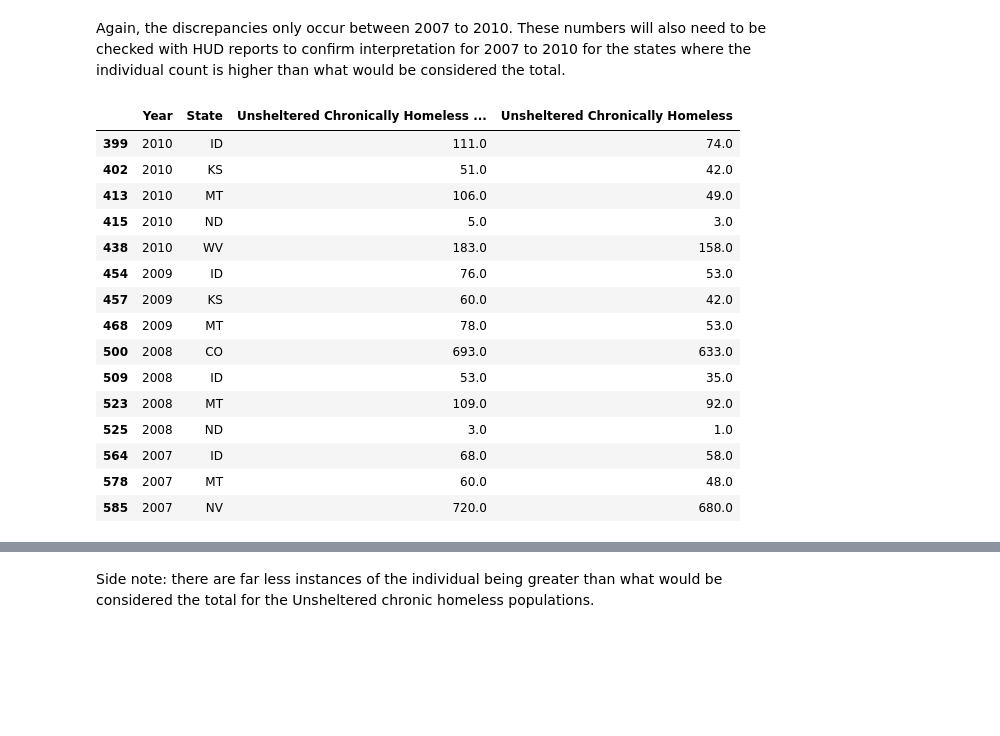
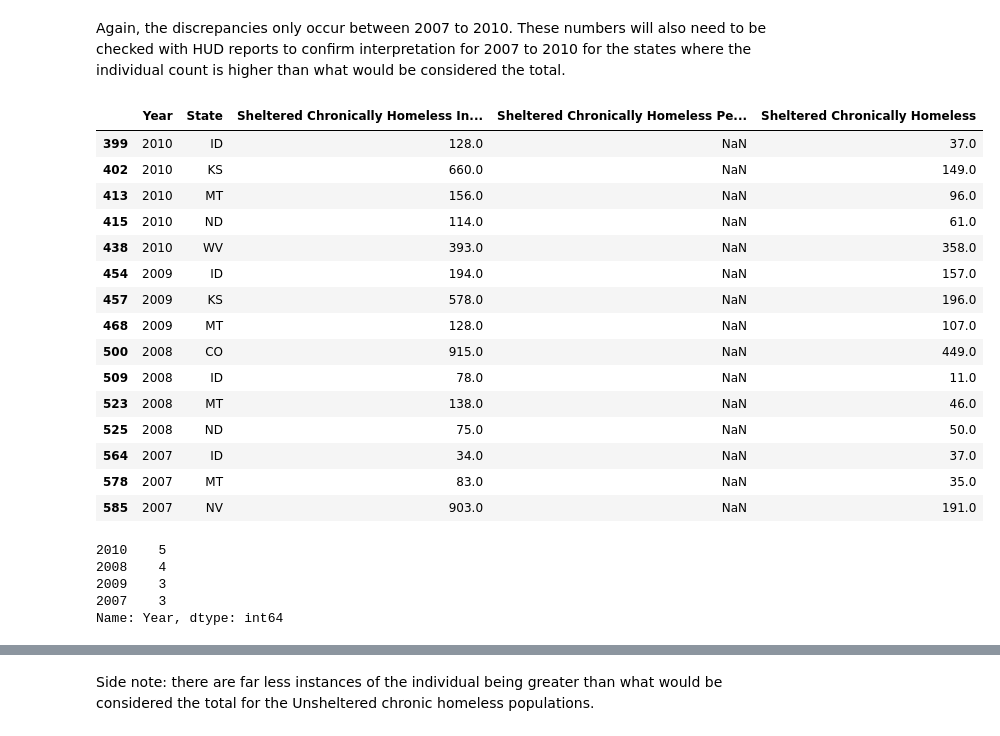
Before and after one commit to rebeccaebarnes/Homelessness, a Jupyter notebook: homelessness-working.ipynb, the cells around one changed output, grey strips where cells are left out. Drawn from its saved outputs; the diff is of its cells as text; code cells hidden in the pictures; blank space fills up the shorter version.

```diff
--- a/homelessness-working.ipynb
+++ b/homelessness-working.ipynb
@@ -228,4 +320,4 @@ df.to_csv('df-named.csv', index=False)
 #### Convert Coumns to `float`
 It was discovered that in some cases missing values were indicated by `.` These were replaced with NaN to assist in further conversion to float.
 # %%
-df.replace('.', np.NaN, inplace=True)
+df_clean.replace('.', np.NaN, inplace=True)
@@ -255,6 +325,3 @@ This increased the number of missing values and further inspection will be requi
 All commas needed to be removed from the str values to allow conversion to `float` while managing `NaN` values.
 # %%
-df[df.columns] = df[df.columns].replace({',':''}, regex = True)
+df_clean[df_clean.columns] = df_clean[df_clean.columns].replace({',':''}, regex = True)
-# %%
-df[df.columns[3:45]] = df[df.columns[3:45]].astype(float)
-df.head()
@@ -338,8 +383,13 @@ It is also expected that `Chronically Homeless` is a subset of `Total Homeless`
 # %% [markdown]
 This is an unexpected result. Need to look into where the inequalities lie.
 # %%
+shelter_chronic_cols = ['Year', 'State',
+                        'Sheltered Chronically Homeless Individuals',
+                        'Sheltered Chronically Homeless People in Families',
+                        'Sheltered Chronically Homeless']
+
 not_equal = (df['Sheltered Chronically Homeless Individuals'] + df['Sheltered Chronically Homeless People in Families']) != df['Sheltered Chronically Homeless']
-df[['Year', 'State', 'Sheltered Chronically Homeless Individuals', 'Sheltered Chronically Homeless People in Families', 'Sheltered Chronically Homeless']][not_equal]
+df.loc[not_equal, shelter_chronic_cols]
 # %% [output]
 |  | Year | State | Sheltered Chronically Homeless In... | Sheltered Chronically Homeless Pe... | Sheltered Chronically Homeless |
 | 385 | 2010 | AK | 270.0 | NaN | 119.0 |
@@ -418,22 +502,31 @@ df[['Year', 'State', 'Unsheltered Chronically Homeless Individuals', 'Unsheltere
 # %% [markdown]
 Again, the discrepancies only occur between 2007 to 2010. These numbers will also need to be checked with HUD reports to confirm interpretation for 2007 to 2010 for the states where the individual count is higher than what would be considered the total.
 # %%
-greater_than = df['Unsheltered Chronically Homeless Individuals'] > df['Unsheltered Chronically Homeless']
-df[['Year', 'State', 'Unsheltered Chronically Homeless Individuals', 'Unsheltered Chronically Homeless']][greater_than]
+unsheltered_chronic_individuals_is_greater = df['Unsheltered Chronically Homeless Individuals'] \
+                                           > df['Unsheltered Chronically Homeless']
+df.loc[unsheltered_chronic_individuals_is_greater, shelter_chronic_cols]
 # %% [output]
-|  | Year | State | Unsheltered Chronically Homeless ... | Unsheltered Chronically Homeless |
-| 399 | 2010 | ID | 111.0 | 74.0 |
-| 402 | 2010 | KS | 51.0 | 42.0 |
-| 413 | 2010 | MT | 106.0 | 49.0 |
-| 415 | 2010 | ND | 5.0 | 3.0 |
-| 438 | 2010 | WV | 183.0 | 158.0 |
-| 454 | 2009 | ID | 76.0 | 53.0 |
-| 457 | 2009 | KS | 60.0 | 42.0 |
-| 468 | 2009 | MT | 78.0 | 53.0 |
-| 500 | 2008 | CO | 693.0 | 633.0 |
-| 509 | 2008 | ID | 53.0 | 35.0 |
-| 523 | 2008 | MT | 109.0 | 92.0 |
-| 525 | 2008 | ND | 3.0 | 1.0 |
-| 564 | 2007 | ID | 68.0 | 58.0 |
-| 578 | 2007 | MT | 60.0 | 48.0 |
-| 585 | 2007 | NV | 720.0 | 680.0 |
+|  | Year | State | Sheltered Chronically Homeless In... | Sheltered Chronically Homeless Pe... | Sheltered Chronically Homeless |
+| 399 | 2010 | ID | 128.0 | NaN | 37.0 |
+| 402 | 2010 | KS | 660.0 | NaN | 149.0 |
+| 413 | 2010 | MT | 156.0 | NaN | 96.0 |
+| 415 | 2010 | ND | 114.0 | NaN | 61.0 |
+| 438 | 2010 | WV | 393.0 | NaN | 358.0 |
+| 454 | 2009 | ID | 194.0 | NaN | 157.0 |
+| 457 | 2009 | KS | 578.0 | NaN | 196.0 |
+| 468 | 2009 | MT | 128.0 | NaN | 107.0 |
+| 500 | 2008 | CO | 915.0 | NaN | 449.0 |
+| 509 | 2008 | ID | 78.0 | NaN | 11.0 |
+| 523 | 2008 | MT | 138.0 | NaN | 46.0 |
+| 525 | 2008 | ND | 75.0 | NaN | 50.0 |
+| 564 | 2007 | ID | 34.0 | NaN | 37.0 |
+| 578 | 2007 | MT | 83.0 | NaN | 35.0 |
+| 585 | 2007 | NV | 903.0 | NaN | 191.0 |
+# %%
+df.loc[unsheltered_chronic_individuals_is_greater, 'Year'].value_counts()
+# %% [output]
+2010    5
+2008    4
+2009    3
+2007    3
+Name: Year, dtype: int64
```
Also changed, not shown: parts of 67 cells of this notebook, 1 other file.
